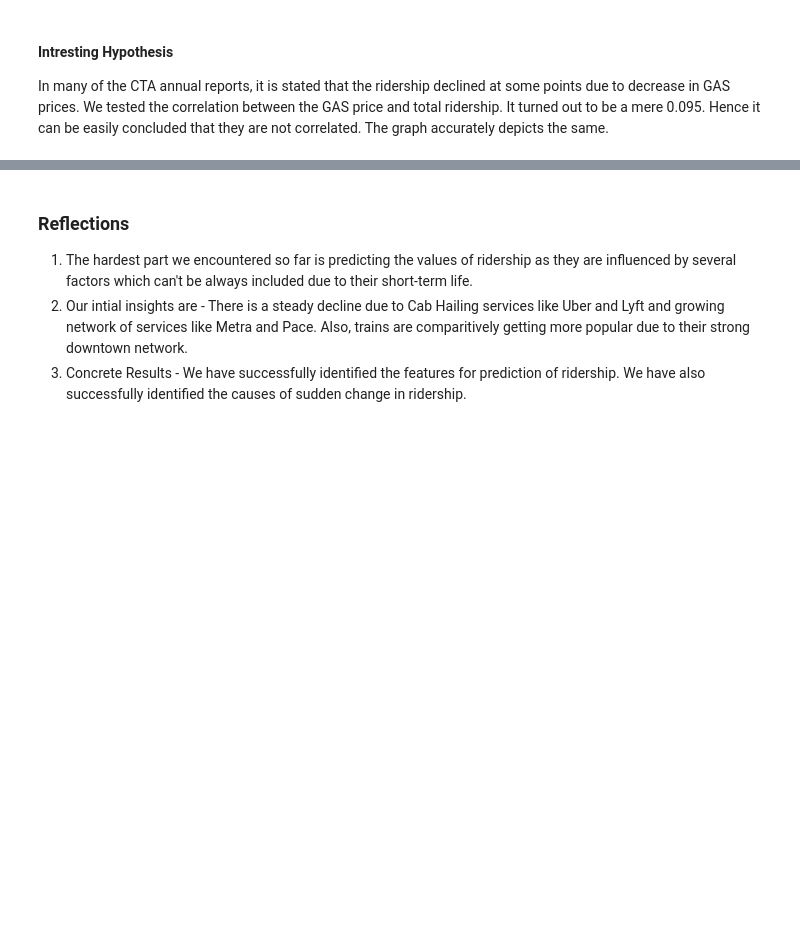
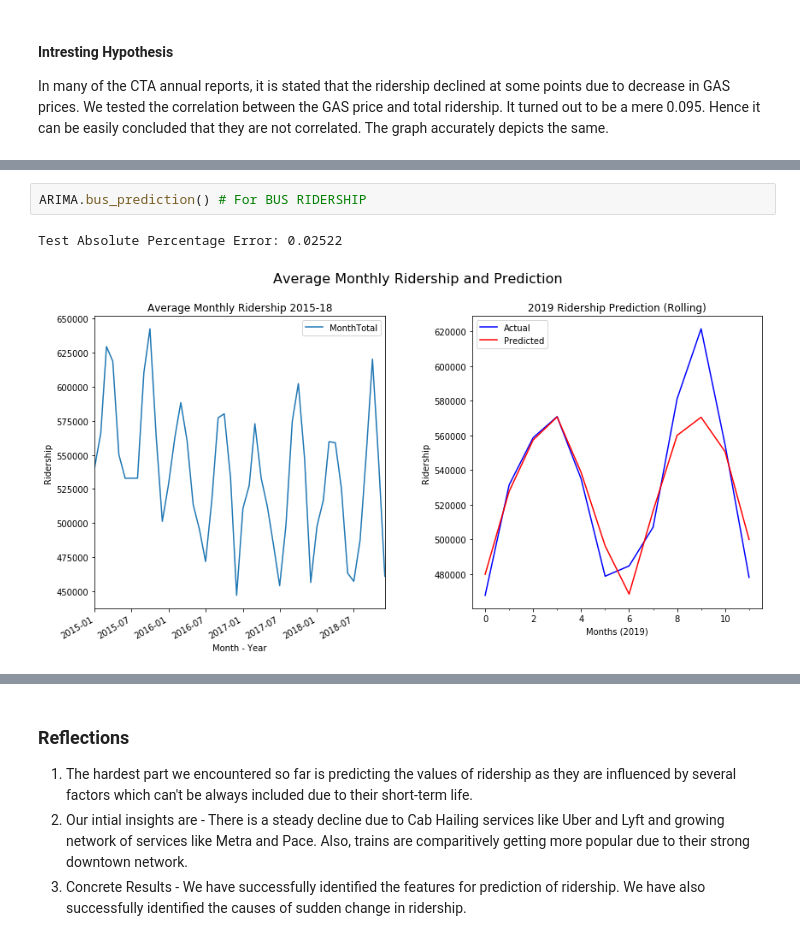
Before and after one commit to uic-cs418/python_demons, a Jupyter notebook: Progress_report.ipynb, the cells around one changed output, grey strips where cells are left out. Saved outputs shown, nothing was run; the diff lists cells and outputs as text; blank space fills up the shorter version.

```diff
--- a/Progress_report.ipynb
+++ b/Progress_report.ipynb
@@ -43,0 +72,5 @@ We used 18 layers of LAG and 100 Epoche to find the prediction for the Ridership
+# %%
+ARIMA.bus_prediction() # For BUS RIDERSHIP
+# %% [output]
+Test Absolute Percentage Error: 0.02522
+[figure, added]
```
Also changed, not shown: parts of 11 cells of this notebook.
